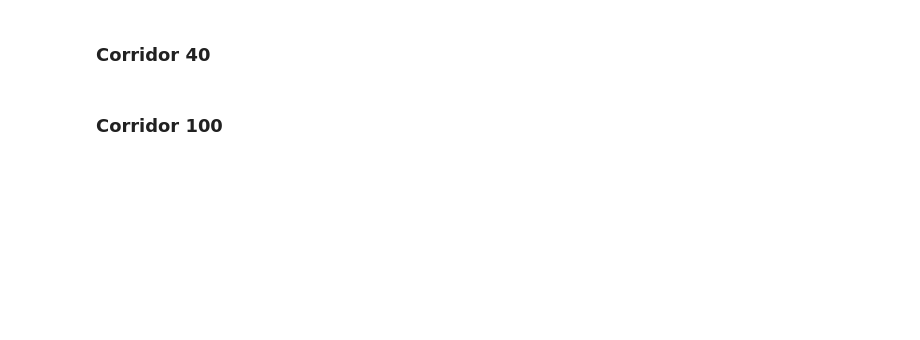
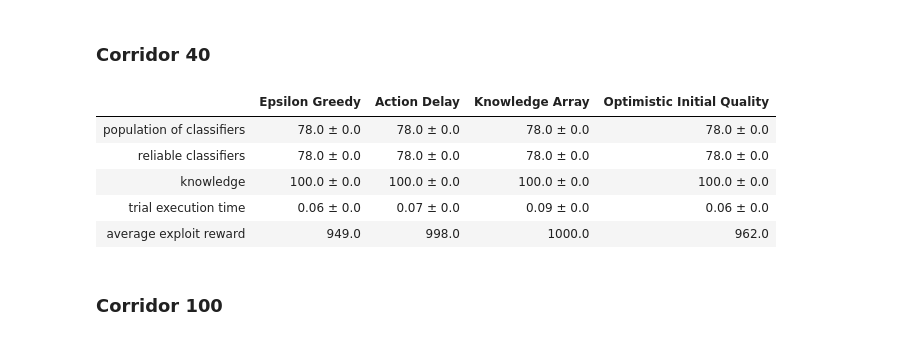
Before and after one commit to khozzy/phd, a Jupyter notebook: book/chapters/4_biased_exploration/41_experiment_1.ipynb, the cells around one changed output. Drawn from its saved outputs; the diff is of its cells as text; code cells hidden in the pictures; blank space fills up the shorter version.

```diff
--- a/book/chapters/4_biased_exploration/41_experiment_1.ipynb
+++ b/book/chapters/4_biased_exploration/41_experiment_1.ipynb
@@ -575,2 +609,12 @@ print_bayes_table('corridor40', corridor_population_model, corridor_reliable_mod
+# %%
+print_bayes_table('corridor40', population_models, reliable_models, knowledge_models,
+                  perf_time_models, avg_rewards)
+# %% [output]
+|  | Epsilon Greedy | Action Delay | Knowledge Array | Optimistic Initial Quality |
+| population of classifiers | 78.0 ± 0.0 | 78.0 ± 0.0 | 78.0 ± 0.0 | 78.0 ± 0.0 |
+| reliable classifiers | 78.0 ± 0.0 | 78.0 ± 0.0 | 78.0 ± 0.0 | 78.0 ± 0.0 |
+| knowledge | 100.0 ± 0.0 | 100.0 ± 0.0 | 100.0 ± 0.0 | 100.0 ± 0.0 |
+| trial execution time | 0.06 ± 0.0 | 0.07 ± 0.0 | 0.09 ± 0.0 | 0.06 ± 0.0 |
+| average exploit reward | 949.0 | 998.0 | 1000.0 | 962.0 |
 # %% [markdown]
 ### Corridor 100
```
Also changed, not shown: parts of 15 cells of this notebook, 22 other files.
